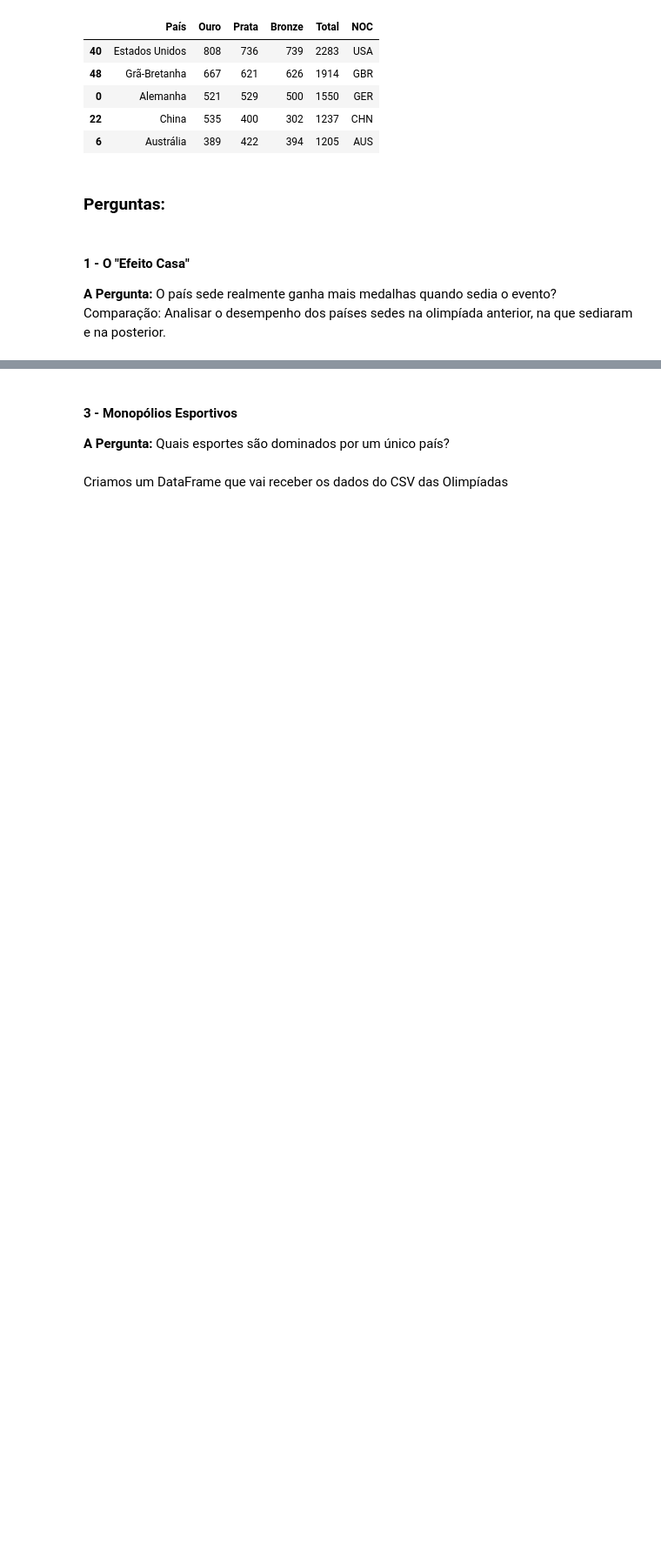
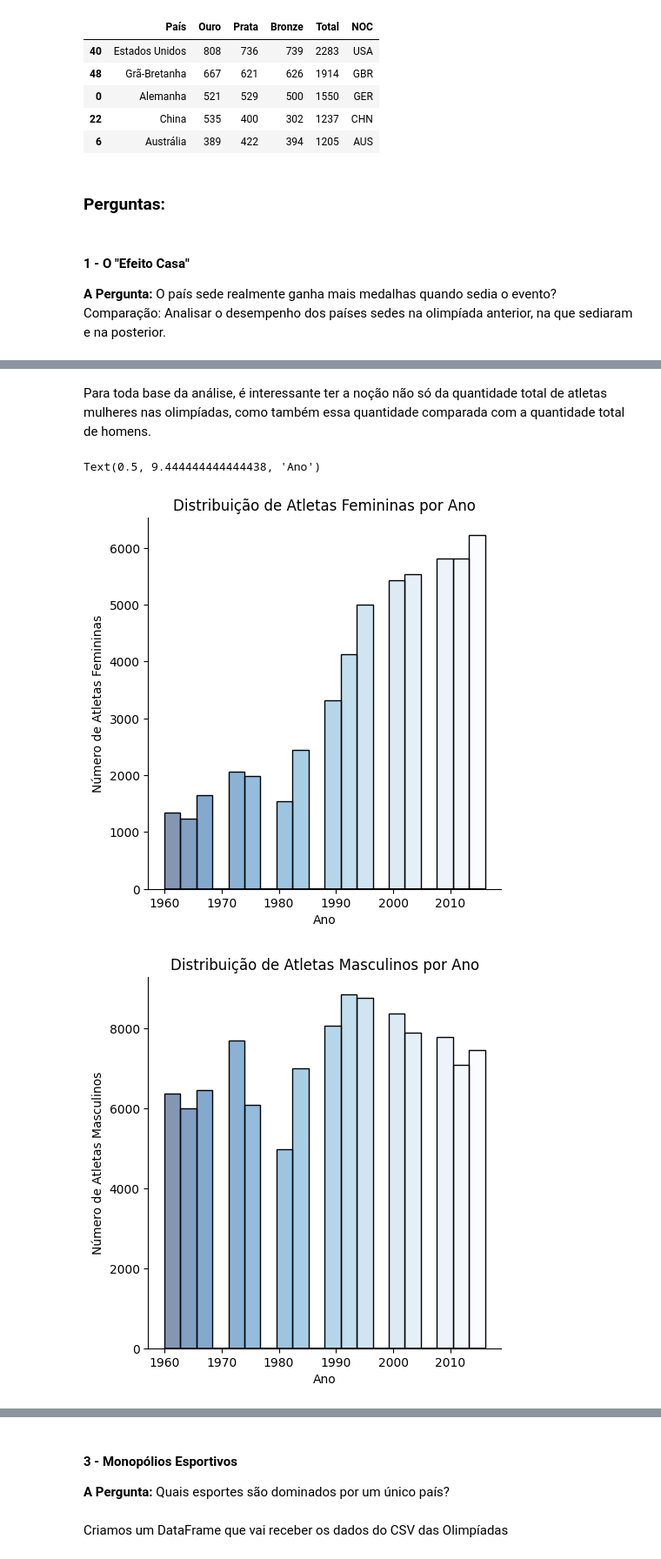
Before and after one commit to ClaraCaldas/Projeto-ICD, a Jupyter notebook: RELATORIO.ipynb, the cells around one changed output, grey strips where cells are left out. Shown at 87% size. Cells and saved outputs as stored; diff of their text form; code cells hidden in the pictures; blank space fills up the shorter version.

```diff
--- a/RELATORIO.ipynb
+++ b/RELATORIO.ipynb
@@ -391,0 +392,14 @@ df_paraolimpiadas.to_csv('paralimpiada_medalhas_arrumado.csv', index=False, enco
+# %%
+df = pd.read_csv('athlete_events_limpo.csv')
+df = df[df['NOC'] != 'URS']
+
+dfM = df[df['Sex'] == 'F'].copy()
+dfH = df[df['Sex'] == 'M'].copy()
+
+assert dfM['Sex'].eq('F').all()
+assert dfH['Sex'].eq('M').all()
+
+dfM.to_csv('athlete_events_mulheres.csv', index=False)
+dfH.to_csv('athlete_events_homens.csv', index=False)
+
+dfM.head()
@@ -391,0 +413,15 @@ df_paraolimpiadas.to_csv('paralimpiada_medalhas_arrumado.csv', index=False, enco
+# %% [markdown]
+Para toda base da análise, é interessante ter a noção não só da quantidade total de atletas mulheres nas olimpíadas, como também essa quantidade comparada com a quantidade total de homens.
+# %%
+sns.displot(dfM, x='Year', bins=20, hue='Year', palette='Blues_r', legend=False)
+plt.title('Distribuição de Atletas Femininas por Ano')
+plt.ylabel('Número de Atletas Femininas')
+plt.xlabel('Ano')
+sns.displot(dfH, x='Year', bins=20, hue='Year', palette='Blues_r', legend=False)
+plt.title('Distribuição de Atletas Masculinos por Ano')
+plt.ylabel('Número de Atletas Masculinos')
+plt.xlabel('Ano')
+# %% [output]
+Text(0.5, 9.444444444444438, 'Ano')
+[figure, added]
+[figure, added]
```
Also changed, not shown: parts of 17 cells of this notebook.
